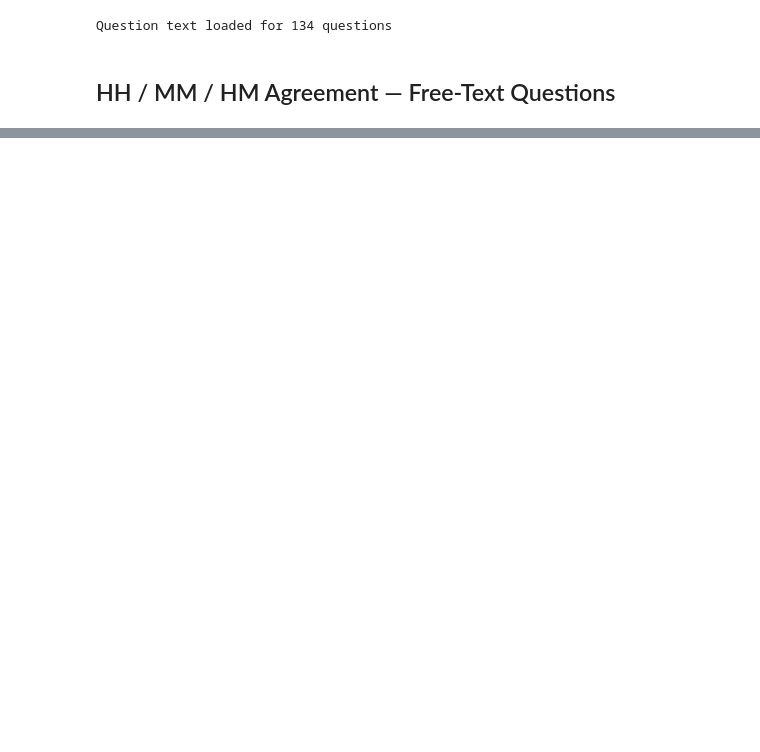
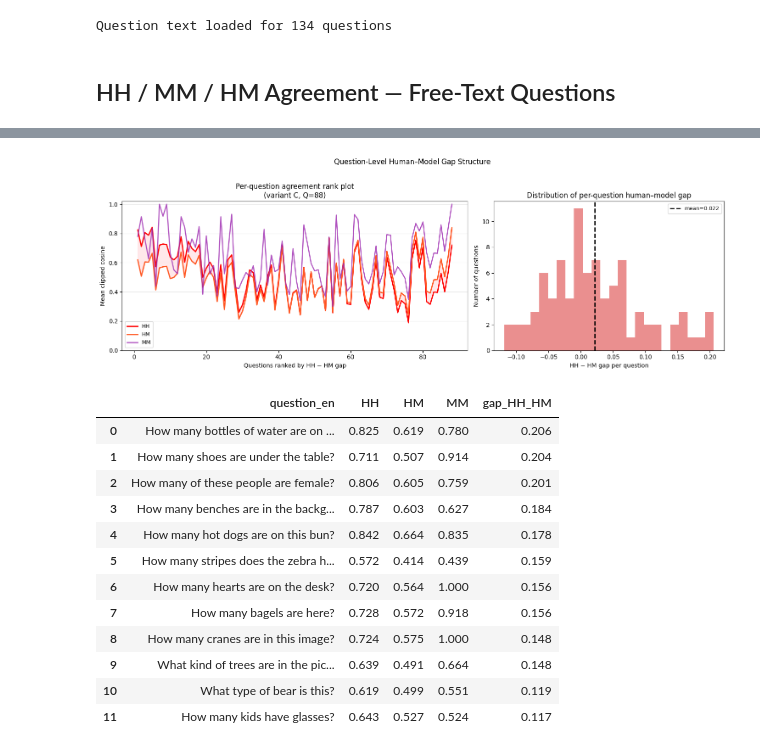
Before and after one commit to unolop/HPA, a Jupyter notebook: analysis/session2/10_align_agreement.ipynb, the cells around one changed output, grey strips where cells are left out. Saved outputs shown, nothing was run; the diff lists cells and outputs as text; code cells hidden in the pictures; blank space fills up the shorter version.

```diff
--- a/analysis/session2/10_align_agreement.ipynb
+++ b/analysis/session2/10_align_agreement.ipynb
@@ -624,0 +775,59 @@ NameError: name 'pairs_df' is not defined
+# %%
+# ── Per-question HH vs HM rank plot (variant C) ─────────────────────────────
+# Shows whether the human-model gap is broad or concentrated in a subset.
+rank_df = (
+    question_pair_df[question_pair_df['variant'] == 'C'][['question_id', 'question_en', 'HH', 'HM', 'MM']]
+    .dropna(subset=['HH', 'HM'])
+    .copy()
+)
+rank_df['gap_HH_HM'] = rank_df['HH'] - rank_df['HM']
+rank_df = rank_df.sort_values('gap_HH_HM', ascending=False).reset_index(drop=True)
+rank_df['rank'] = np.arange(1, len(rank_df) + 1)
+
+fig, axes = plt.subplots(1, 2, figsize=(15, 5), gridspec_kw={'width_ratios': [1.5, 1.0]})
+
+ax = axes[0]
+ax.plot(rank_df['rank'], rank_df['HH'], color='red', lw=2, label='HH')
+ax.plot(rank_df['rank'], rank_df['HM'], color='#FF5722', lw=2, label='HM')
+if rank_df['MM'].notna().any():
+    ax.plot(rank_df['rank'], rank_df['MM'], color='#9C27B0', lw=1.8, alpha=0.8, label='MM')
+ax.fill_between(rank_df['rank'], rank_df['HM'], rank_df['HH'], color='#FFCDD2', alpha=0.45)
+ax.set_xlabel('Questions ranked by HH − HM gap')
+ax.set_ylabel('Mean clipped cosine')
+ax.set_title(f'Per-question agreement rank plot\n(variant C, Q={len(rank_df)})')
+ax.set_ylim(0, 1.02)
+ax.legend(fontsize=9)
+ax.grid(axis='y', alpha=0.3)
+
+ax = axes[1]
+ax.hist(rank_df['gap_HH_HM'], bins=24, color='#E57373', alpha=0.8)
+ax.axvline(rank_df['gap_HH_HM'].mean(), color='black', lw=2, ls='--', label=f"mean={rank_df['gap_HH_HM'].mean():.3f}")
+ax.set_xlabel('HH − HM gap per question')
+ax.set_ylabel('Number of questions')
+ax.set_title('Distribution of per-question human–model gap')
+ax.legend(fontsize=9)
+
+plt.suptitle('Question-Level Human–Model Gap Structure', y=1.02, fontsize=12)
+plt.tight_layout()
+plt.show()
+
+display(
+    rank_df[['question_en', 'HH', 'HM', 'MM', 'gap_HH_HM']]
+    .head(12)
+    .round(3)
+)
+# %% [output]
+[figure, added]
+|  | question_en | HH | HM | MM | gap_HH_HM |
+| 0 | How many bottles of water are on ... | 0.825 | 0.619 | 0.780 | 0.206 |
+| 1 | How many shoes are under the table? | 0.711 | 0.507 | 0.914 | 0.204 |
+| 2 | How many of these people are female? | 0.806 | 0.605 | 0.759 | 0.201 |
+| 3 | How many benches are in the backg... | 0.787 | 0.603 | 0.627 | 0.184 |
+| 4 | How many hot dogs are on this bun? | 0.842 | 0.664 | 0.835 | 0.178 |
+| 5 | How many stripes does the zebra h... | 0.572 | 0.414 | 0.439 | 0.159 |
+| 6 | How many hearts are on the desk? | 0.720 | 0.564 | 1.000 | 0.156 |
+| 7 | How many bagels are here? | 0.728 | 0.572 | 0.918 | 0.156 |
+| 8 | How many cranes are in this image? | 0.724 | 0.575 | 1.000 | 0.148 |
+| 9 | What kind of trees are in the pic... | 0.639 | 0.491 | 0.664 | 0.148 |
+| 10 | What type of bear is this? | 0.619 | 0.499 | 0.551 | 0.119 |
+| 11 | How many kids have glasses? | 0.643 | 0.527 | 0.524 | 0.117 |
```
Also changed, not shown: parts of 12 cells of this notebook, 6 other files.
